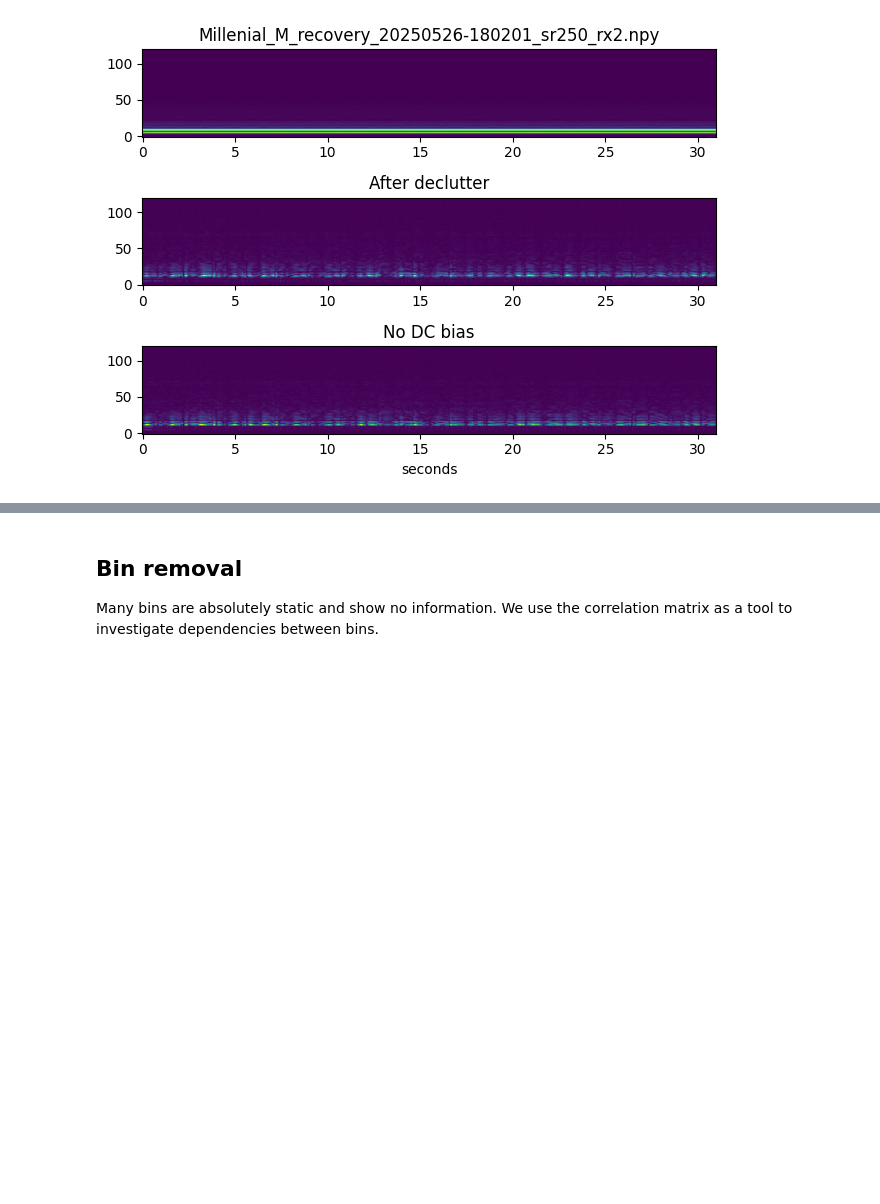
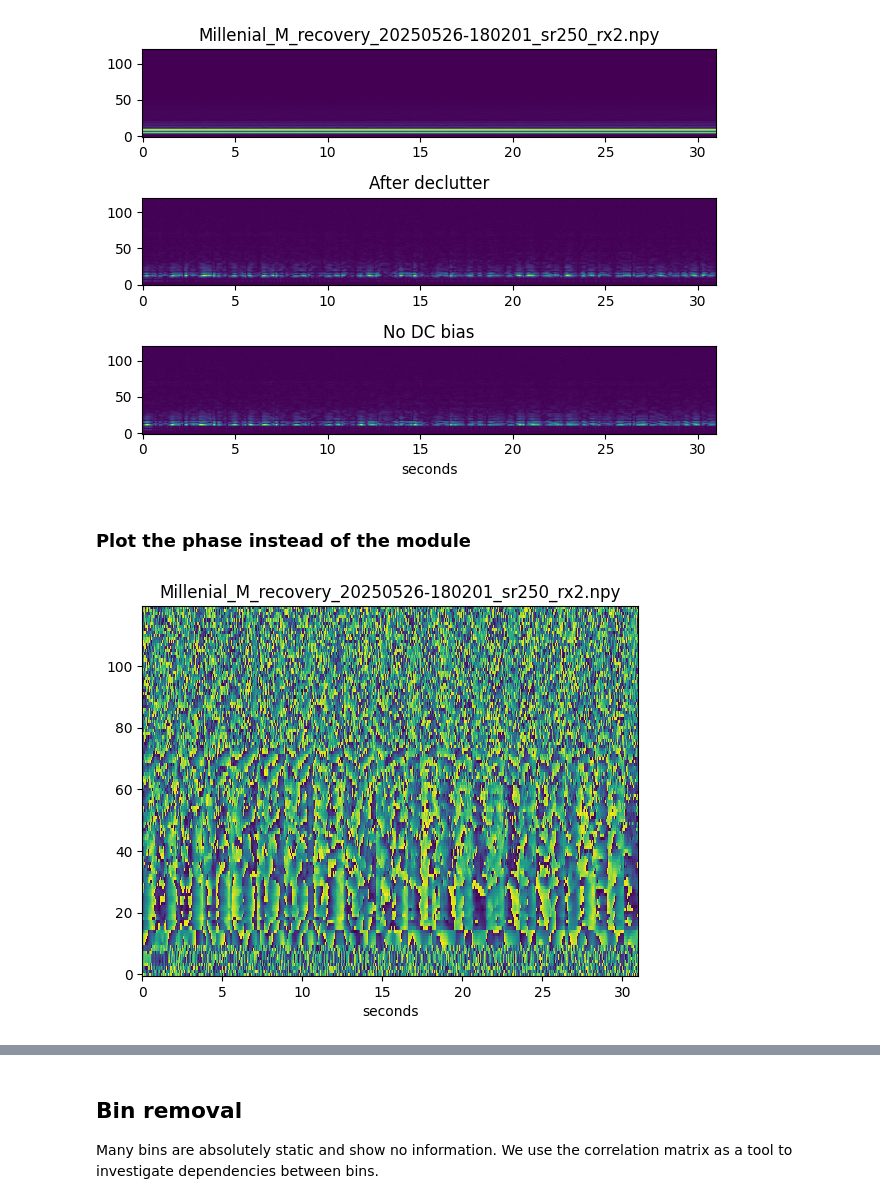
Before and after one commit to FattiMei/smart-trainer, a Jupyter notebook: analysis/classic.ipynb, the cells around one changed output, grey strips where cells are left out. Drawn from its saved outputs; the diff is of its cells as text; code cells hidden in the pictures; blank space fills up the shorter version.

Commit message:
Add phase analysis on radar data

```diff
--- a/analysis/classic.ipynb
+++ b/analysis/classic.ipynb
@@ -33,3 +33,22 @@ plt.tight_layout()
 plt.show()
 # %% [output]
 [figure]
+# %% [markdown]
+### Plot the phase instead of the module
+# %%
+# base_folder_path = '../datasets/SR250Mate/breathing'
+# name = 'MillenIAls_E_breathing_lento_nopedal_20250526-171514_sr250_rx2.npy'
+
+base_folder_path = '../datasets/SR250Mate/recovery'
+name = 'Millenial_M_recovery_20250526-180201_sr250_rx2.npy'
+
+raw = load_experiment(base_folder_path, name)
+decluttered = declutter(raw)
+phase = np.angle(decluttered)
+
+plt.title(name)
+plt.pcolormesh(XX, YY, np.angle(decluttered).T)
+plt.xlabel("seconds")
+plt.show()
+# %% [output]
+[figure, added]
```
Also changed, not shown: parts of 5 cells of this notebook.
